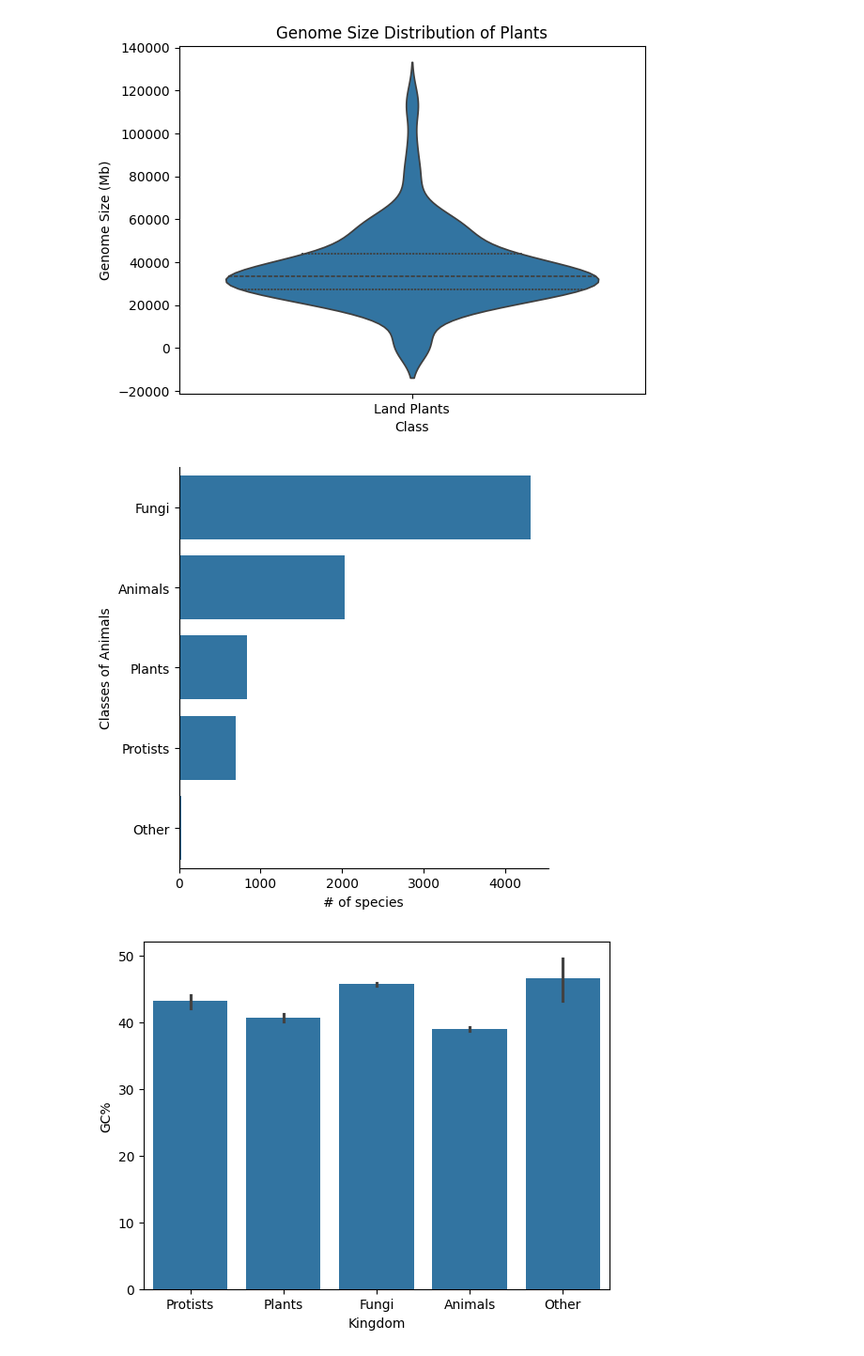
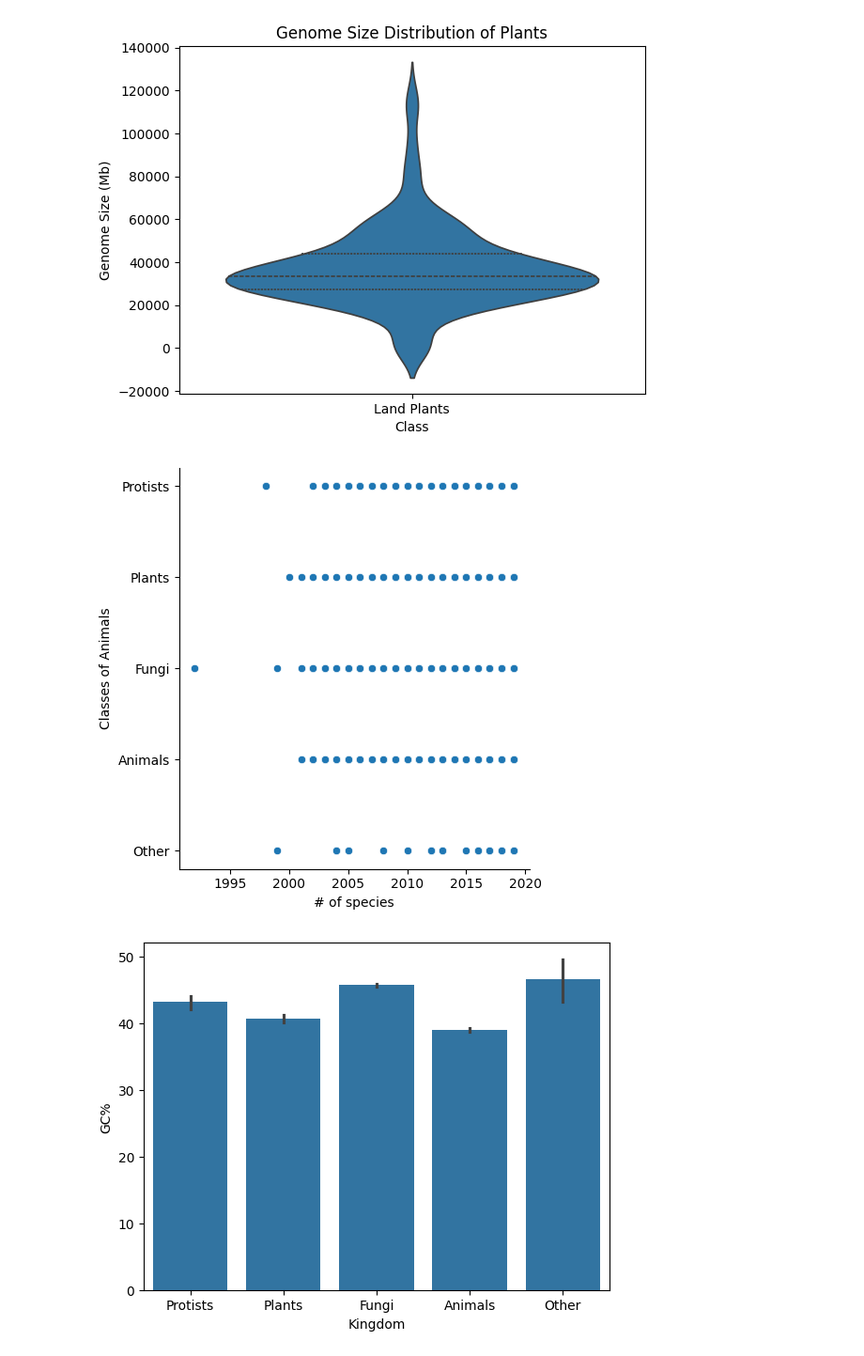
Before and after one commit to CS22B-IntroPython/mini-assignments-Quynh-Thach, a Jupyter notebook: Colab_A08_data_viz.ipynb, the cells around one changed output. Shown at 94% size. Saved outputs shown, nothing was run; the diff lists cells and outputs as text; code cells hidden in the pictures.

```diff
--- a/Colab_A08_data_viz.ipynb
+++ b/Colab_A08_data_viz.ipynb
@@ -193,19 +193,18 @@ The `scale` parameter has been renamed and will be removed in v0.15.0. Pass `den
 # %%
 ### Your code - Create a scatter plot showing the relationship between Kingdom and Publication year
 
 euk_filtered = euk.dropna(subset=["GC%", "Kingdom"])
 
-fig = sns.catplot(
+fig = sns.relplot(
+    x = 'Publication year',
+    y ='Kingdom',
     data = euk_filtered,
-    y ='Kingdom',
-    kind ='count',
-    order = euk_filtered["Kingdom"].value_counts().index
 )
 
 fig.set_axis_labels('# of species', 'Classes of Animals');
 plt.show()
 # %% [output]
-[figure, old version]
+[figure, new version]
 # %%
 ### Your code - Create a bar plot for GC% for each Kingdom
 sns.barplot(
```
Also changed, not shown: parts of 1 cell of this notebook.
